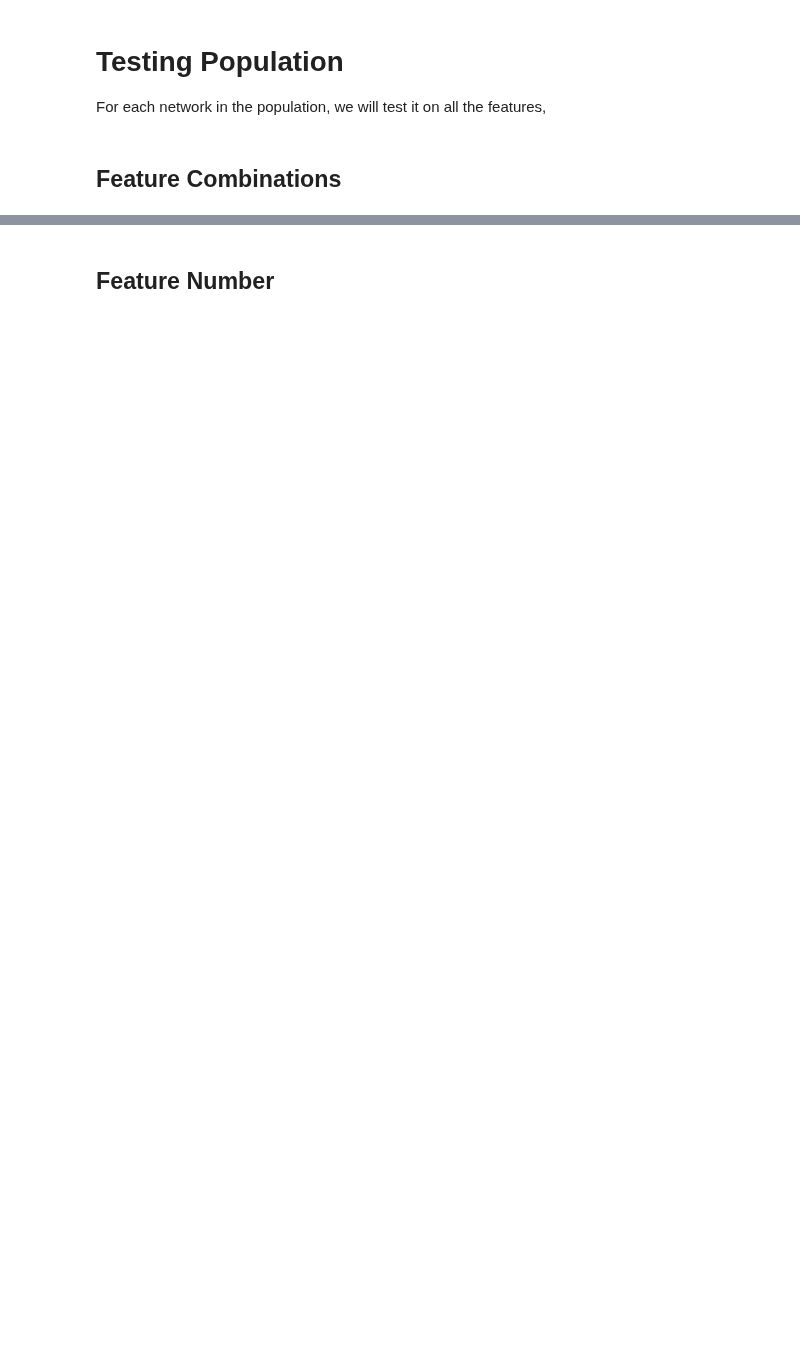
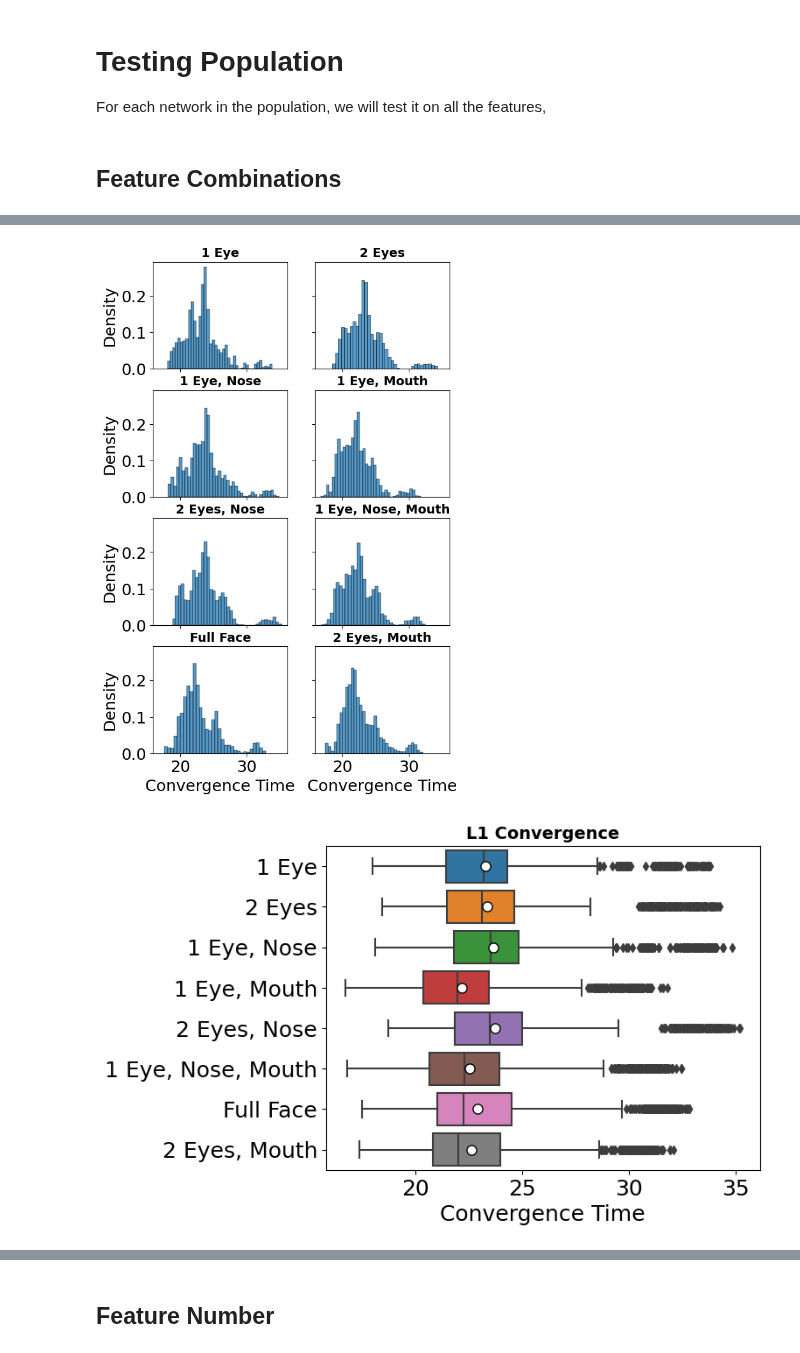
Before and after one commit to jorchard/pc_nengo, a Jupyter notebook: train_population.ipynb, the cells around one changed output, grey strips where cells are left out. Drawn from its saved outputs; the diff is of its cells as text; code cells hidden in the pictures; blank space fills up the shorter version.

Commit message:
Trained population of network

```diff
--- a/train_population.ipynb
+++ b/train_population.ipynb
@@ -213,8 +218,10 @@ Epoch 1 is training with (155 batches)
 # %%
-for model_idx in range(len(networks)):
-    for i in range(len(model.layers)):
-        with open(f'Weights/model_{model_idx}_june_07_params_{i}.pickle', 'wb') as file:
-            pickle.dump(networks[model_idx].layers[i].weights, file, protocol=pickle.HIGHEST_PROTOCOL)
+save_weights = True
+if save_weights:
+    for model_idx in range(len(networks)):
+        for i in range(len(model.layers)):
+            with open(f'Weights/model_{model_idx}_june_11_params_{i}.pickle', 'wb') as file:
+                pickle.dump(networks[model_idx].layers[i].weights, file, protocol=pickle.HIGHEST_PROTOCOL)
 # %%
 #population_size = 5
 #networks = [PCModel(
@@ -244,17 +251,30 @@ combination_to_feature_num_dict = {
 # set up dataframes, lists and dictionnaries to keep track of data
 conv_times_for_features = {}
 # %%
+with open("testing_networks_outputs.txt", "w") as file:
+    file.write("") #overwrite current file
+
 for feat_idx in list(range(1, 9)) + [17]: #iterate over all features
-    print(f"Testing feature {feat_idx}")
+    with open("testing_networks_outputs.txt", "a") as file:
+        file.write(f"Testing feature {feat_idx}:\n")
+    #print(f"Testing feature {feat_idx}")
     test_dl = get_dataloader_features(feature=feat_idx, num_translations=0, num_rotations=0)
 
     total_times = []
     for model_idx, model in enumerate(networks):
+        t_start = perf_counter()
         conv_times, acc = test_network(model, test_dl)
+        t_stop = perf_counter()
+
         total_times += conv_times
-        print(f"\tModel {model_idx} done")
+
+        #print(f"\tModel {model_idx} done")
+        with open("testing_networks_outputs.txt", "a") as file:
+            file.write(f"\tModel {model_idx} done testing in {round((t_stop-t_start)/60, 2)} minutes\n")
     conv_times_for_features[feat_idx] = total_times
     #conv_times_for_features[combination_to_feature_num_dict[face_features_flip_dict[feat_idx]]] = total_times
+with open("testing_networks_outputs.txt", "a") as file:
+    file.write("Done all testing!")
 # %% [markdown]
 ## Feature Combinations
 # %%
@@ -273,31 +302,39 @@ for col in df_feature_combination.columns:
 # %%
 include_outliers = True
 
 if include_outliers: #include everything
     df_subset = df_feature_combination
 else:
     df_subset = df_feature_combination.copy()
     for col in df_subset.columns:
         indices = extract_outliers(df_subset[col])
         df_subset[col][indices] = np.nan
 
 fig, axes = plt.subplots(4, 2, sharex=True, sharey=True, figsize=(6, 10))
 
 for i in range(len(df_subset.columns)):
     sns.histplot(df_subset, x=df_subset.columns[i], stat="density", ax=axes[i//2, i%2])
     axes[i//2, i%2].set_title(df_subset.columns[i], fontsize=14, weight='bold')
     axes[i//2, i%2].set_xlabel("")
 axes[-1, 0].set_xlabel("Convergence Time", fontsize=default_font_size)
 axes[-1, 1].set_xlabel("Convergence Time", fontsize=default_font_size)
 plt.show()
 
 #boxplot
 fig, ax = plt.subplots()
-sns.boxplot(df_feature_combination, orient="h", showfliers=include_outliers)
+sns.boxplot(df_feature_combination, orient="h", showfliers=include_outliers,
+            showmeans=True,
+            meanprops={'marker':'o',
+                       'markerfacecolor':'white',
+                       'markeredgecolor':'black',
+                       'markersize':'8'})
 #ax.tick_params(axis='x', labelrotation=30)
 plt.title(f"{args.test_convergence_norm} Convergence", fontsize=14, weight="bold")
 plt.xlabel("Convergence Time", fontsize=default_font_size)
 plt.show()
+# %% [output]
+[figure, added]
+[figure, added]
 # %%
 include_outliers = True
 
```
Also changed, not shown: parts of 12 cells of this notebook, 1 other file.
